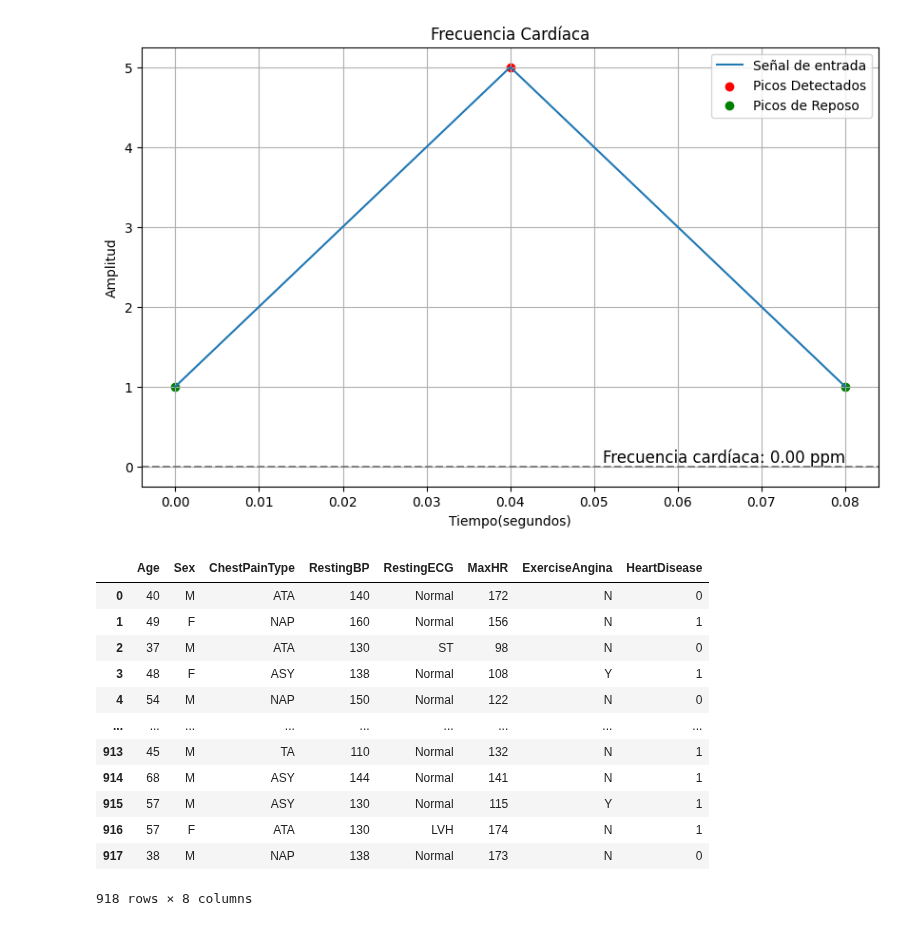
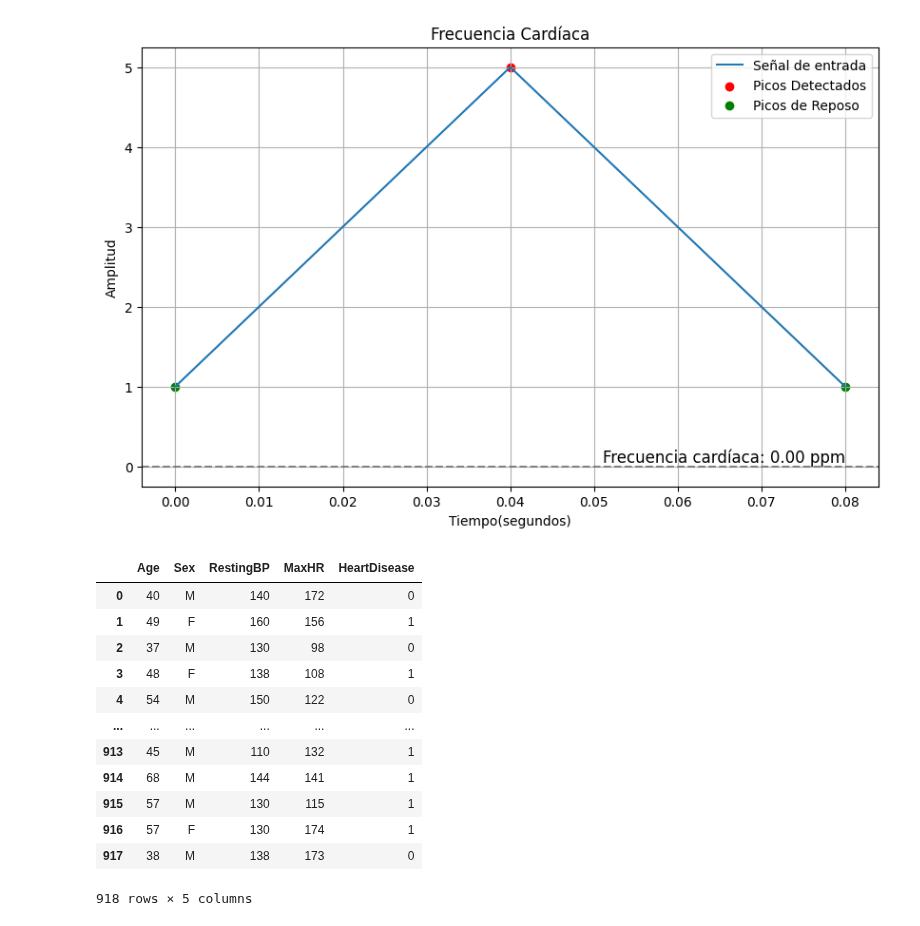
Before and after one commit to Mart1n610/CardioAlert, a Jupyter notebook: CardioAlert.ipynb, the cells around one changed output. Cells and saved outputs as stored; diff of their text form; code cells hidden in the pictures.

```diff
--- a/CardioAlert.ipynb
+++ b/CardioAlert.ipynb
@@ -64,19 +65,19 @@ plt.show()
 [figure]
 # %%
 import pandas as pd
-df = pd.read_csv ("cora.csv")
-df
+df = pd.read_csv ("corazón.csv") #Importo el data set con pandas
+df #Muestro el dataset
 # %% [output]
-|  | Age | Sex | ChestPainType | RestingBP | RestingECG | MaxHR | ExerciseAngina | HeartDisease |
-| 0 | 40 | M | ATA | 140 | Normal | 172 | N | 0 |
-| 1 | 49 | F | NAP | 160 | Normal | 156 | N | 1 |
-| 2 | 37 | M | ATA | 130 | ST | 98 | N | 0 |
-| 3 | 48 | F | ASY | 138 | Normal | 108 | Y | 1 |
-| 4 | 54 | M | NAP | 150 | Normal | 122 | N | 0 |
-| ... | ... | ... | ... | ... | ... | ... | ... | ... |
-| 913 | 45 | M | TA | 110 | Normal | 132 | N | 1 |
-| 914 | 68 | M | ASY | 144 | Normal | 141 | N | 1 |
-| 915 | 57 | M | ASY | 130 | Normal | 115 | Y | 1 |
-| 916 | 57 | F | ATA | 130 | LVH | 174 | N | 1 |
-| 917 | 38 | M | NAP | 138 | Normal | 173 | N | 0 |
+|  | Age | Sex | RestingBP | MaxHR | HeartDisease |
+| 0 | 40 | M | 140 | 172 | 0 |
+| 1 | 49 | F | 160 | 156 | 1 |
+| 2 | 37 | M | 130 | 98 | 0 |
+| 3 | 48 | F | 138 | 108 | 1 |
+| 4 | 54 | M | 150 | 122 | 0 |
+| ... | ... | ... | ... | ... | ... |
+| 913 | 45 | M | 110 | 132 | 1 |
+| 914 | 68 | M | 144 | 141 | 1 |
+| 915 | 57 | M | 130 | 115 | 1 |
+| 916 | 57 | F | 130 | 174 | 1 |
+| 917 | 38 | M | 138 | 173 | 0 |
-918 rows × 8 columns
+918 rows × 5 columns
```
Also changed, not shown: parts of 17 cells of this notebook.
